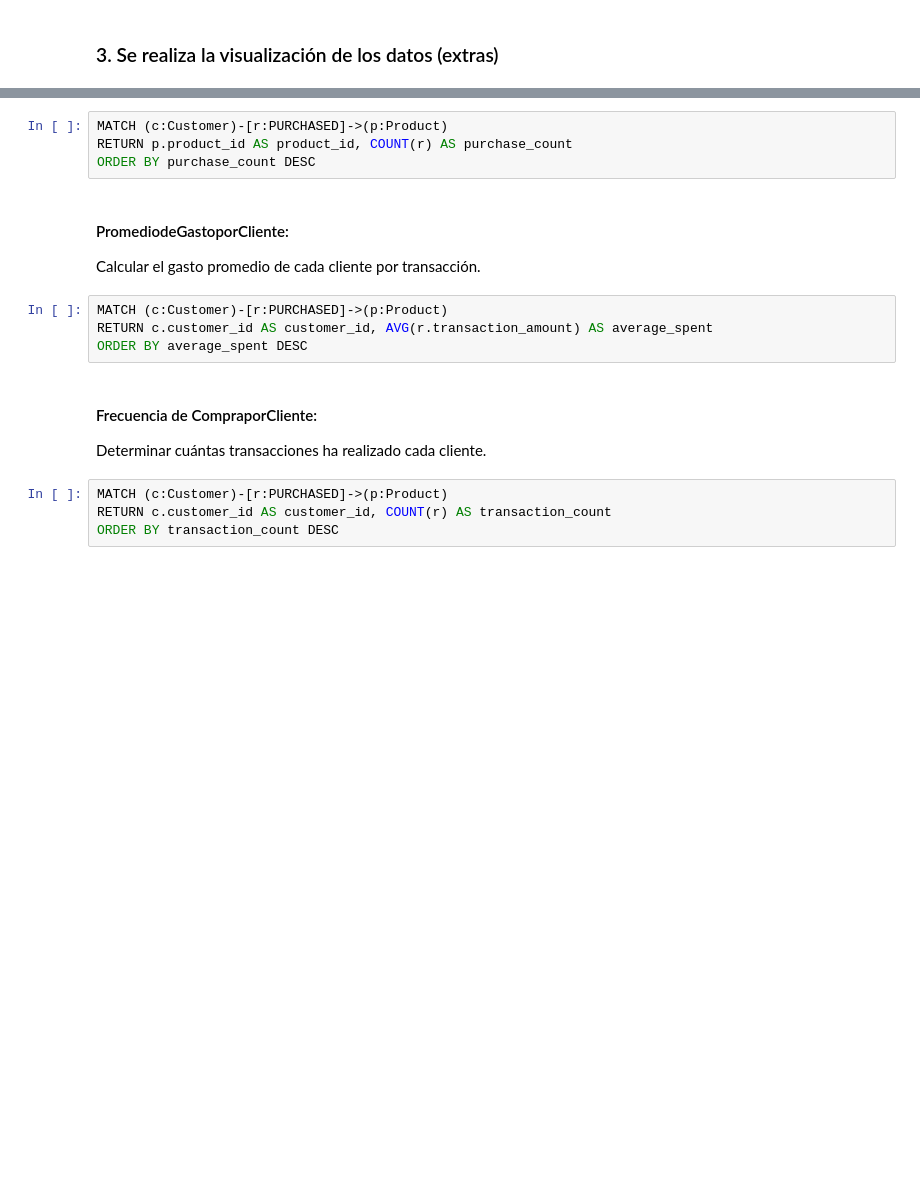
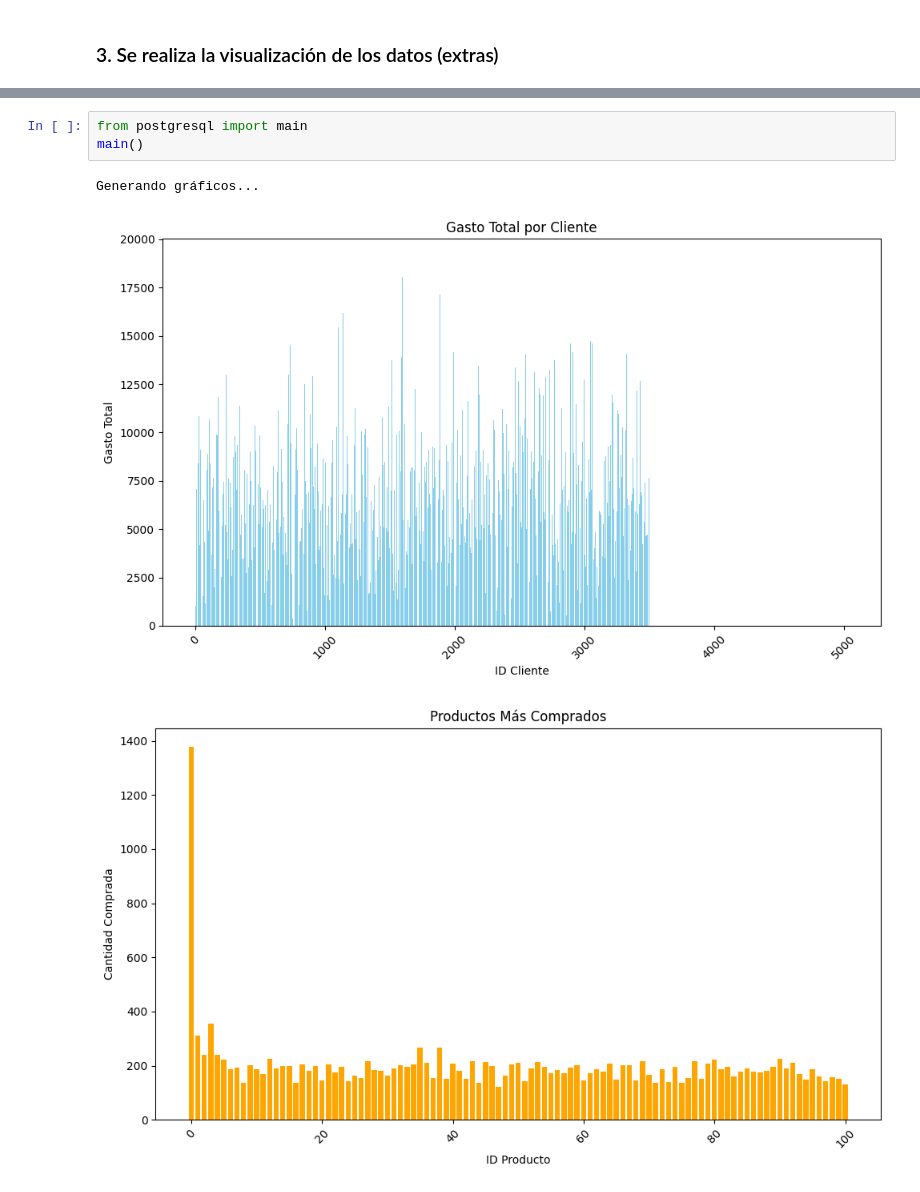
Before and after one commit to EngSteven/databases-2-programs, a Jupyter notebook: PY2-BD2/test.ipynb, the cells around one changed output, grey strips where cells are left out. Drawn from its saved outputs; the diff is of its cells as text; blank space fills up the shorter version.

```diff
--- a/PY2-BD2/test.ipynb
+++ b/PY2-BD2/test.ipynb
@@ -66,18 +34,7 @@ Contar la cantidad de veces que cada producto fue comprado.
-# %%
-MATCH (c:Customer)-[r:PURCHASED]->(p:Product)
-RETURN p.product_id AS product_id, COUNT(r) AS purchase_count
-ORDER BY purchase_count DESC
-# %% [markdown]
-#### PromediodeGastoporCliente:
-Calcular el gasto promedio de cada cliente por transacción.
-# %%
-MATCH (c:Customer)-[r:PURCHASED]->(p:Product)
-RETURN c.customer_id AS customer_id, AVG(r.transaction_amount) AS average_spent
-ORDER BY average_spent DESC
-# %% [markdown]
-####  Frecuencia de CompraporCliente:
-Determinar cuántas transacciones ha realizado cada cliente.
-# %%
-MATCH (c:Customer)-[r:PURCHASED]->(p:Product)
-RETURN c.customer_id AS customer_id, COUNT(r) AS transaction_count
-ORDER BY transaction_count DESC
+# %%
+from postgresql import main
+main()
+# %% [output]
+Generando gráficos...
+[figure, added]
+[figure, added]
```
Also changed, not shown: parts of 12 cells of this notebook, 6 other files.
